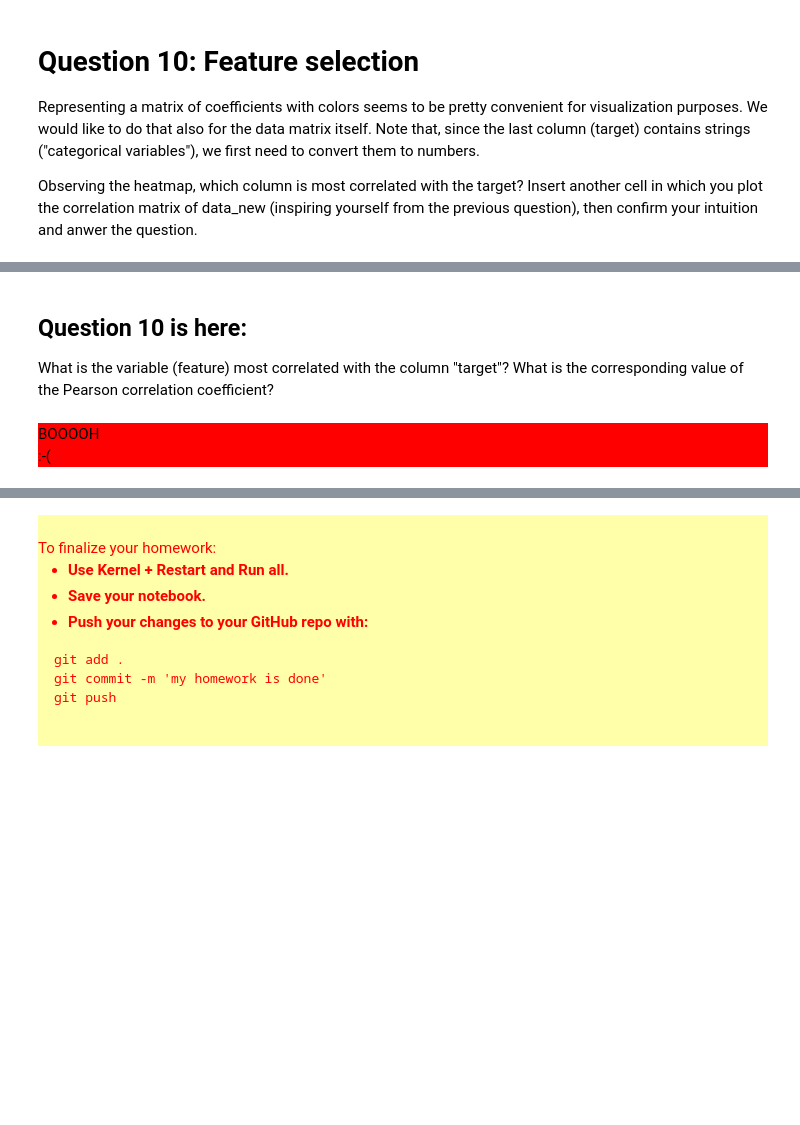
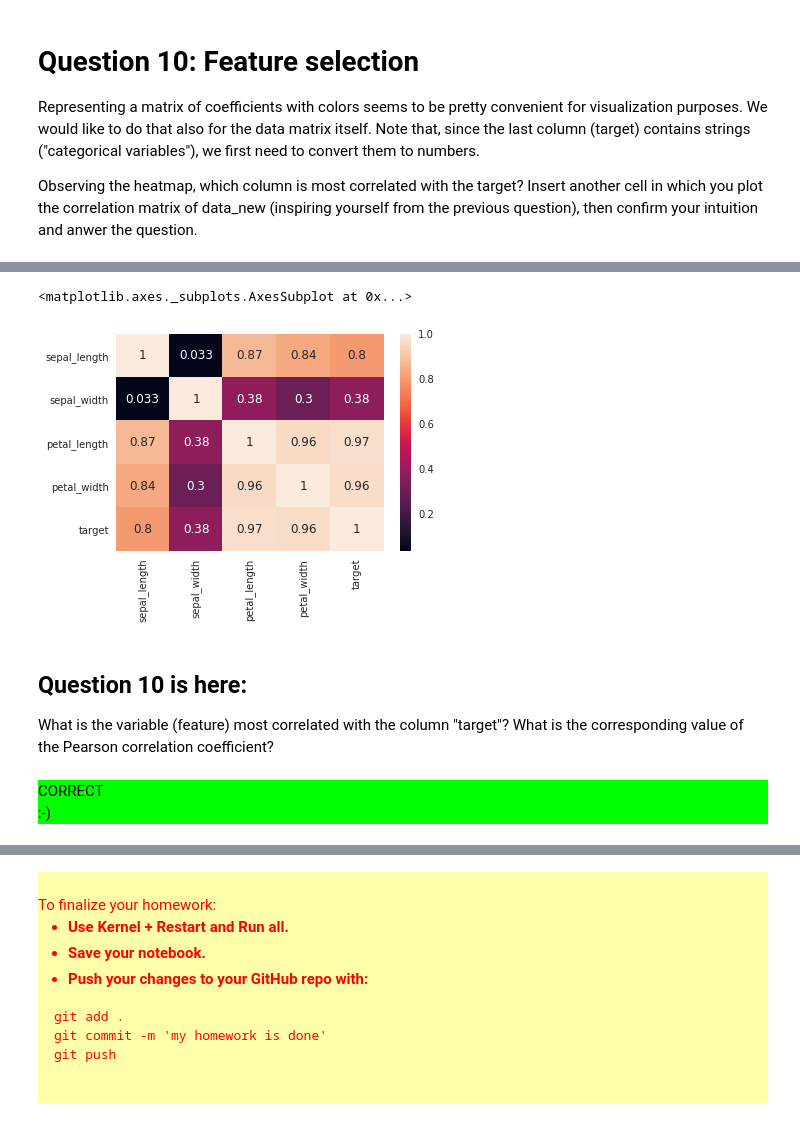
Before and after one commit to Sophie265/info232, a Jupyter notebook: TP0/TP0.ipynb, the cells around one changed output, grey strips where cells are left out. Drawn from its saved outputs; the diff is of its cells as text; code cells hidden in the pictures; blank space fills up the shorter version.

```diff
--- a/TP0/TP0.ipynb
+++ b/TP0/TP0.ipynb
@@ -312,16 +334,21 @@ sns.heatmap(data_num)
 # %%
 # Put here your code showing the correlation matrix of data_num
+correlation_matrix = data_num.corr(method='pearson')
+sns.heatmap(abs(correlation_matrix), annot=True)
+# %% [output]
+<matplotlib.axes._subplots.AxesSubplot at 0x...>
+[figure, added]
 # %% [markdown]
 ## Question 10 is here:
 What is the variable (feature) most correlated with the column "target"? What is the corresponding value of the Pearson correlation coefficient?
 # %%
 question = 10
-numero_variable = 0            # Variables numbered 0 to 3, replace with the correct answer
-pearson_correlation = -1       # Replace with the correct answer
+numero_variable = 2           # Variables numbered 0 to 3, replace with the correct answer
+pearson_correlation = 0.97      # Replace with the correct answer
 score += check(numero_variable+pearson_correlation, question)
 # %% [output]
-BOOOOH
-:-(
+CORRECT
+:-)
 # %%
 print('Your final score is %d / 10, congratulations!' % score)
 # %% [output]
```
Also changed, not shown: parts of 18 cells of this notebook.
